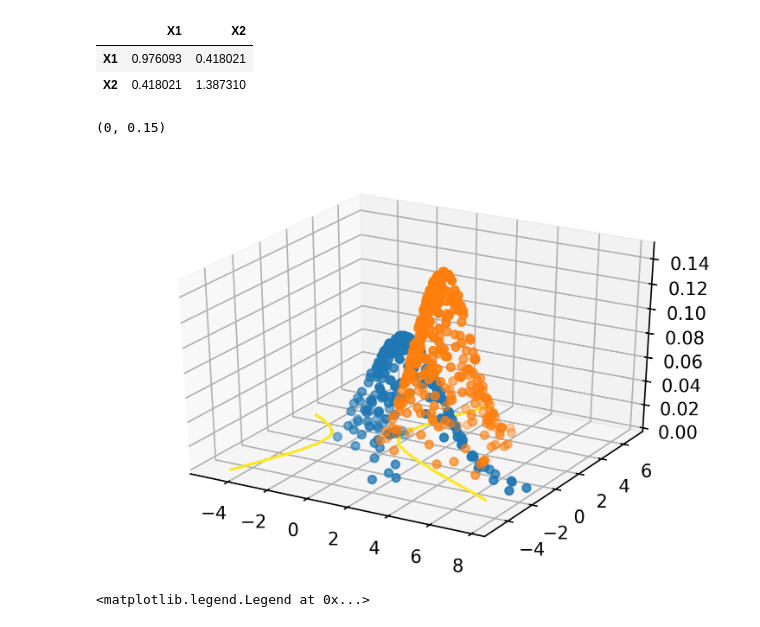
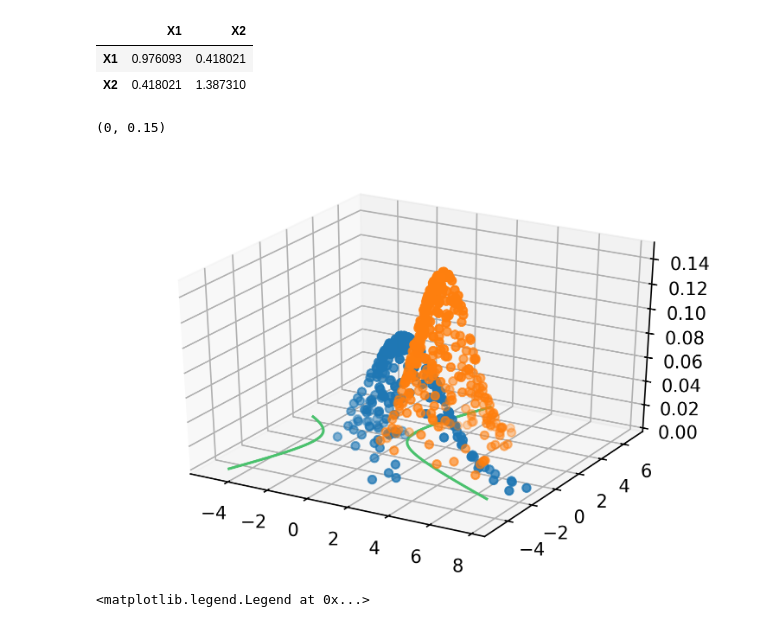
Before and after one commit to shaojunyu/ML_2019, a Jupyter notebook: HW1/HW1_P2.ipynb, the cells around one changed output. Drawn from its saved outputs; the diff is of its cells as text; code cells hidden in the pictures.

```diff
--- a/HW1/HW1_P2.ipynb
+++ b/HW1/HW1_P2.ipynb
@@ -50,33 +50,36 @@ p2 = len(C2) / len(training)
 # %%
 fig = plt.figure(dpi=300)
 ax = fig.add_subplot(111, projection='3d')
 
 Z1 = [c1.pdf([C1['X1'][i],C1['X2'][i]]) for i in range(len(C1))]
 Z2 = [c2.pdf([C2['X1'][i],C2['X2'][i]]) for i in range(len(C1),len(C1)+len(C2))]
 
 # ys = randrange(n, 0, 100)
 # zs = randrange(n, zlow, zhigh)
 ax.scatter(C1['X1'],C1['X2'],Z1)
 ax.scatter(C2['X1'],C2['X2'],Z2)
 # ax.view_init(30,20)
 
 # ax.scatter(X,Y,Z2)
 X = np.arange(-5, 7, 0.1)
 Y = np.arange(-5, 7, 0.1)
 Z1 = np.zeros((len(X), len(Y)))
 Z2 = np.zeros((len(X), len(Y)))
+Z = np.zeros((len(X), len(Y)))
+
 for i in range(len(X)):
     for j in range(len(Y)):
         Z1[i,j] = c1.pdf([X[i], Y[j]])
         Z2[i,j] = c2.pdf([X[i], Y[j]])
+        Z[i,j] = 0.4235399*X[i]**2 -0.7308545*X[i]*Y[j] -0.44017951*Y[j]**2 -2.02470*X[i] -0.58349718*Y[j] +2.727104
 X,Y = np.meshgrid(X,Y)
-Z = Z1-Z2
-Z[Z<0] = -1000
+# Z = Z1-Z2
+# Z[Z<0] = -1000
 ax.contour(X,Y,Z)
 ax.set_zlim(0,0.15)
 # %% [output]
 (0, 0.15)
-[figure, old version]
+[figure, new version]
 # %%
 fig = plt.figure(dpi=300)
 plt.scatter(C1['X1'], C1['X2'], marker='^', label='Class 0')
```
Also changed, not shown: 3 other files.
